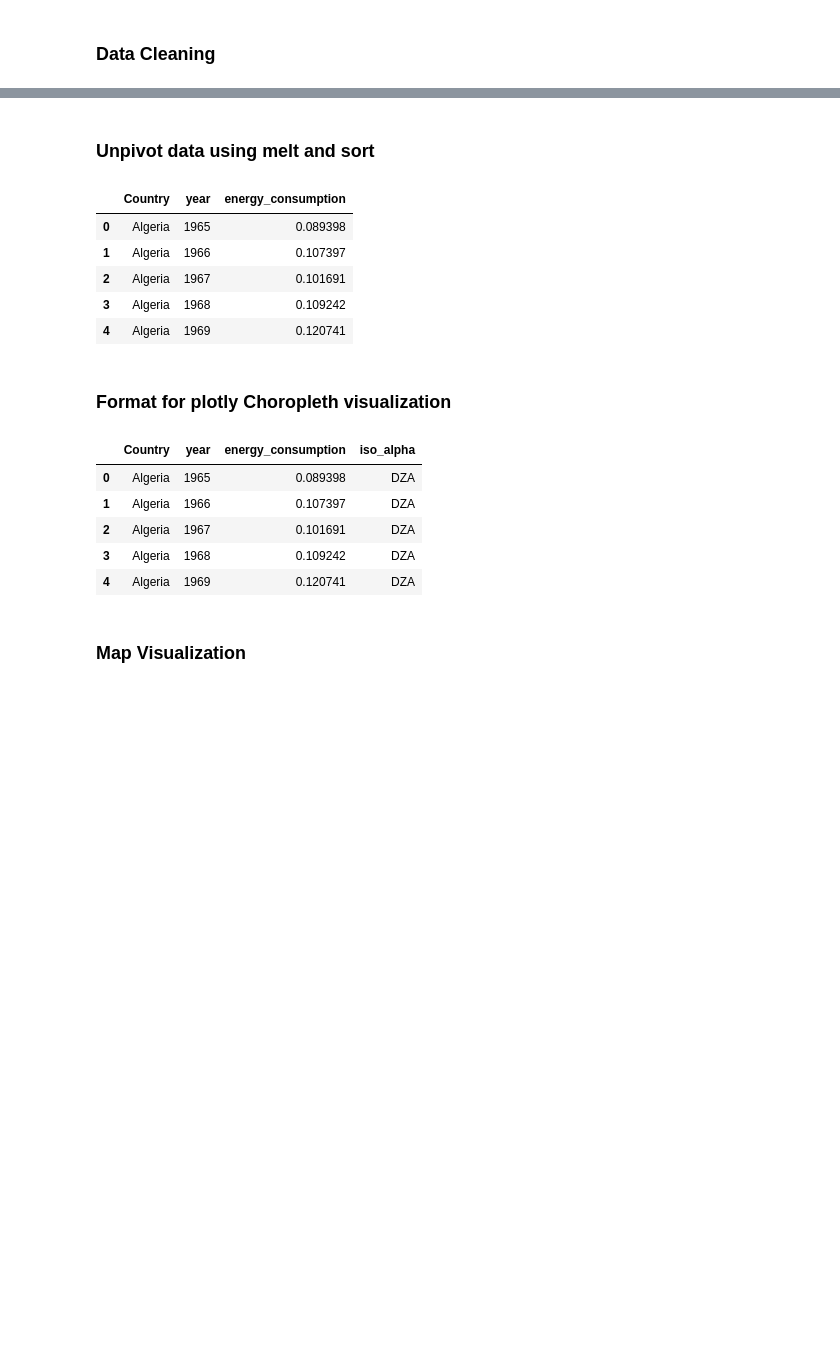
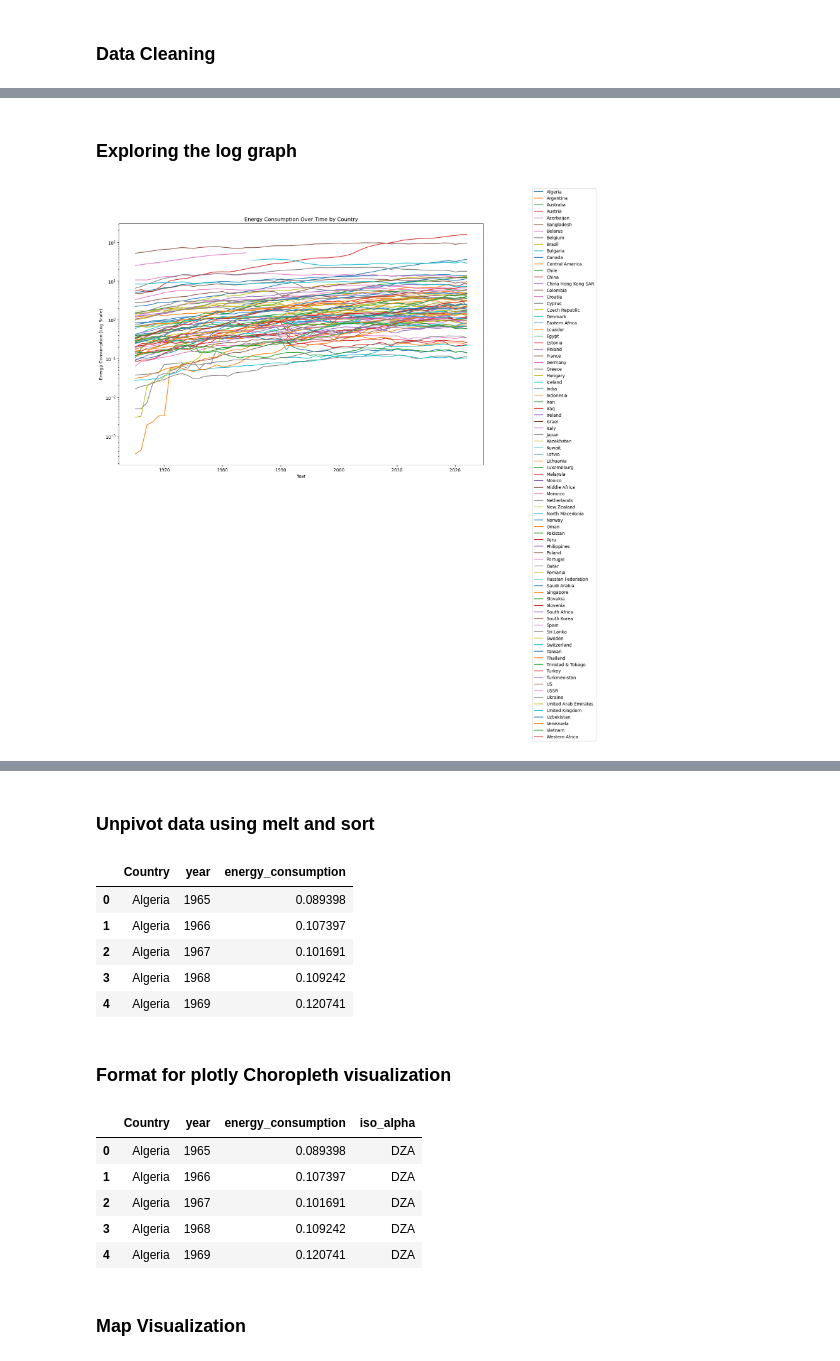
Before and after one commit to Yaq0ub/WorldEnergyData-Analysis, a Jupyter notebook: primaryEnergyConsumption.ipynb, the cells around one changed output, grey strips where cells are left out. Saved outputs shown, nothing was run; the diff lists cells and outputs as text; code cells hidden in the pictures; blank space fills up the shorter version.

Commit message:
Add more graphs examining top percentages

```diff
--- a/primaryEnergyConsumption.ipynb
+++ b/primaryEnergyConsumption.ipynb
@@ -66,3 +69,43 @@ df.head()
 | 2 | Australia | 1.532736 | 1.605966 | 1.703135 | 1.806098 | 1.880742 | 2.052366 | 2.155707 | 2.253942 | 2.409681 | 2.562844 | ... |
 | 3 | Austria | 0.682194 | 0.713970 | 0.721309 | 0.771270 | 0.798935 | 0.914937 | 0.911103 | 0.942573 | 1.013436 | 1.018664 | ... |
 | 4 | Azerbaijan | 0.000000 | 0.000000 | 0.000000 | 0.000000 | 0.000000 | 0.000000 | 0.000000 | 0.000000 | 0.0 | 0.000000 | ... |
+# %% [markdown]
+### Exploring the log graph
+# %%
+# Replace zero values with NaN so they won't plot on a log scale
+df_1 = df.replace(0, np.nan)
+
+# Reset the index
+df_1 = df_1.reset_index()
+
+# Set the 'Country' column as the index
+df_1.set_index('Country', inplace=True)
+
+# Transpose the DataFrame to have years as the index
+df_1 = df_1.transpose()
+
+# Make the plot bigger
+plt.figure(figsize=(15, 10))
+
+# Plotting each country's energy values over time without zero values
+for country in df_1.columns:
+    # Remove zero values by masking
+    country_data = df_1[country]
+    country_data_masked = country_data[country_data > 0]
+    plt.plot(country_data_masked.index, country_data_masked, label=country)
+
+# Set the y-axis to a logarithmic scale
+plt.yscale('log')
+
+# Add title and labels
+plt.title('Energy Consumption Over Time by Country')
+plt.xlabel('Year')
+plt.ylabel('Energy Consumption (Log Scale)')
+
+# Create a separate figure for the legend
+plt.figlegend(loc='upper left', bbox_to_anchor=(1, 1), ncol=1)
+
+# Show the plot
+plt.show()
+# %% [output]
+[figure, added]
```
Also changed, not shown: parts of 11 cells of this notebook, 1 other file.
